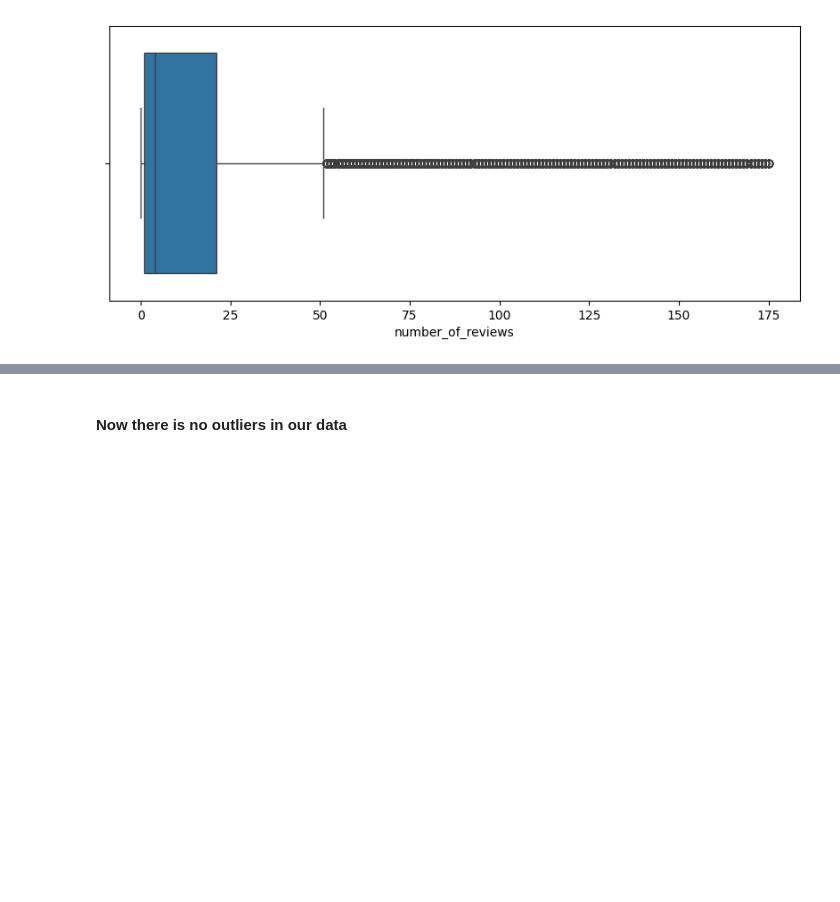
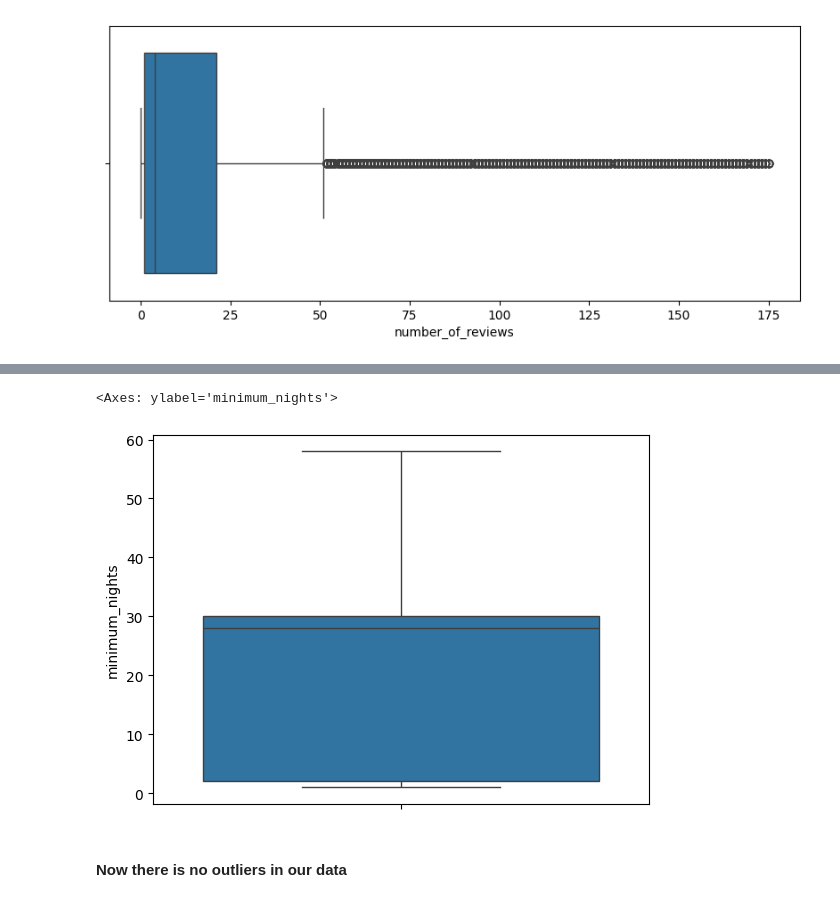
Before and after one commit to Ankit6174/Airbnb-Price-Analysis, a Jupyter notebook: notebooks/data_cleaning.ipynb, the cells around one changed output, grey strips where cells are left out. Drawn from its saved outputs; the diff is of its cells as text; code cells hidden in the pictures; blank space fills up the shorter version.

```diff
--- a/notebooks/data_cleaning.ipynb
+++ b/notebooks/data_cleaning.ipynb
@@ -199,3 +210,21 @@ data = data[~(data['reviews_per_month'] > 5)]
+# %%
+quartiles = data['minimum_nights'].quantile([0.25, 0.5, 0.75])
+q1 = quartiles[0.25]
+q3 = quartiles[0.75]
+iqr = q3 - q1
+upper_bond = q3 + 1.5 * iqr
+
+data.drop(data[data['minimum_nights'] > upper_bond].index, inplace=True)
+
+mean = data['minimum_nights'].mean()
+std_dev = data['minimum_nights'].std()
+
+data = data[(data['minimum_nights'] > mean - 3 * std_dev) & (data['minimum_nights'] < mean + 3 * std_dev)]
+# %%
+sns.boxplot(y=data['minimum_nights'])
+# %% [output]
+<Axes: ylabel='minimum_nights'>
+[figure, added]
 # %% [markdown]
 #### Now there is no outliers in our data
 # %% [markdown]
```
Also changed, not shown: parts of 5 cells of this notebook, 22 other files.
